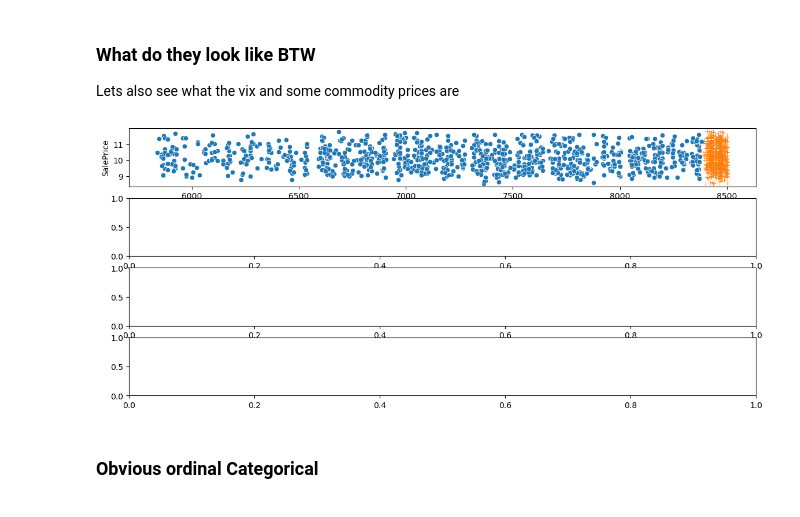
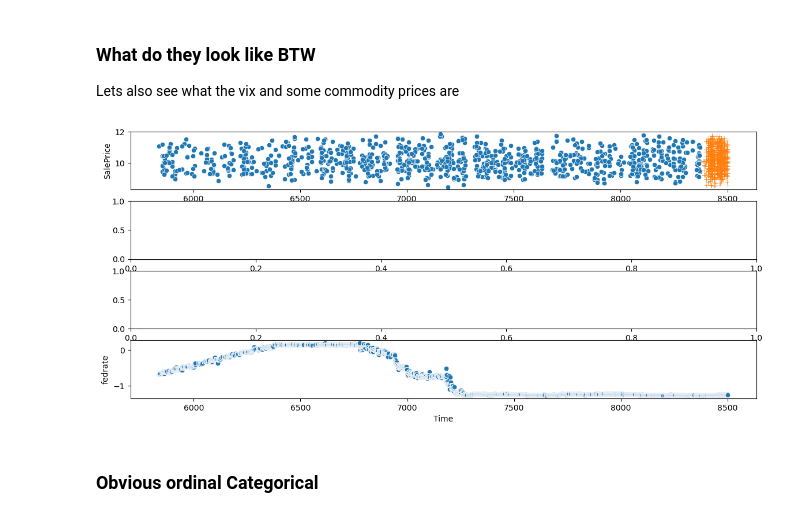
Before and after one commit to CNUClasses/DATA301_CODE, a Jupyter notebook: homework/bigiron.ipynb, the cells around one changed output. Drawn from its saved outputs; the diff is of its cells as text; code cells hidden in the pictures.

```diff
--- a/homework/bigiron.ipynb
+++ b/homework/bigiron.ipynb
@@ -127,9 +127,10 @@ def get_df(df,filename,new_col_name):
     df[new_col_name].fillna(method='ffill',inplace=True)
     return df
 
+#the following 2 did not help, the last one did though
 # df=get_df(df,'./vix-volatility-index-historical-chart.csv','vix')
 # df=get_df(df,'./wheat-prices-historical-chart-data.csv','wheat')
-# df=get_df(df,'./fed-funds-rate-historical-chart.csv','fedrate')
+df=get_df(df,'./fed-funds-rate-historical-chart.csv','fedrate')
 # %% [markdown]
 ### <mark>Split Dates into more useful features
 
@@ -276,23 +277,23 @@ Lets also see what the vix and some commodity prices are
 # %%
 # trn_subset=train_idx[-500:]
 # valid_subset=valid_idx[:500]
 trn_subset=train_idx
 valid_subset=valid_idx
 trn_and_valid_subset=np.append(trn_subset,valid_subset)
 
 fig, (ax1,ax2,ax3,ax4) = plt.subplots(nrows=4,figsize=(14,6))
 
 # the following 2 take a long time to plot we only want to see where they begin and end
 trn_subset = np.random.choice(trn_subset, 1000)
 valid_subset=np.random.choice(valid_subset, 1000)
 _=sns.scatterplot(x=df.iloc[trn_subset].Time, y=df.iloc[trn_subset].SalePrice,ax=ax1,  marker="o")
 _=sns.scatterplot(x=df.iloc[valid_subset].Time, y=df.iloc[valid_subset].SalePrice,ax=ax1,  marker="+")
 
 # _=sns.scatterplot(x=df.iloc[trn_and_valid_subset].Time, y=df.iloc[trn_and_valid_subset].vix,ax=ax2,  marker="+")
 # _=sns.scatterplot(x=df.iloc[trn_and_valid_subset].Time, y=df.iloc[trn_and_valid_subset].wheat,ax=ax3,  marker="o")
-# _=sns.scatterplot(x=df.iloc[trn_and_valid_subset].Time, y=df.iloc[trn_and_valid_subset].fedrate,ax=ax4,  marker="o")
+_=sns.scatterplot(x=df.iloc[trn_and_valid_subset].Time, y=df.iloc[trn_and_valid_subset].fedrate,ax=ax4,  marker="o")
 # %% [output]
-[figure, old version]
+[figure, new version]
 # %% [markdown]
 ### Obvious ordinal Categorical
 # %%
```
Also changed, not shown: parts of 16 cells of this notebook.
